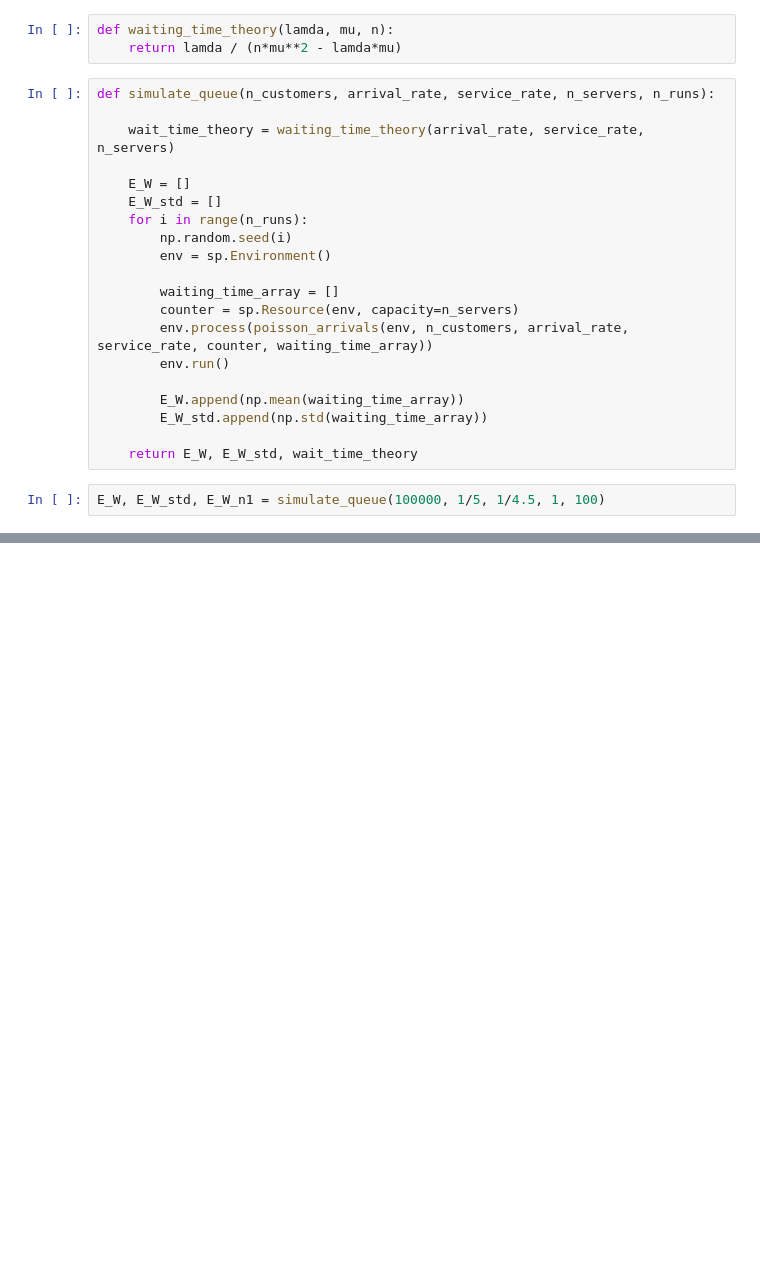
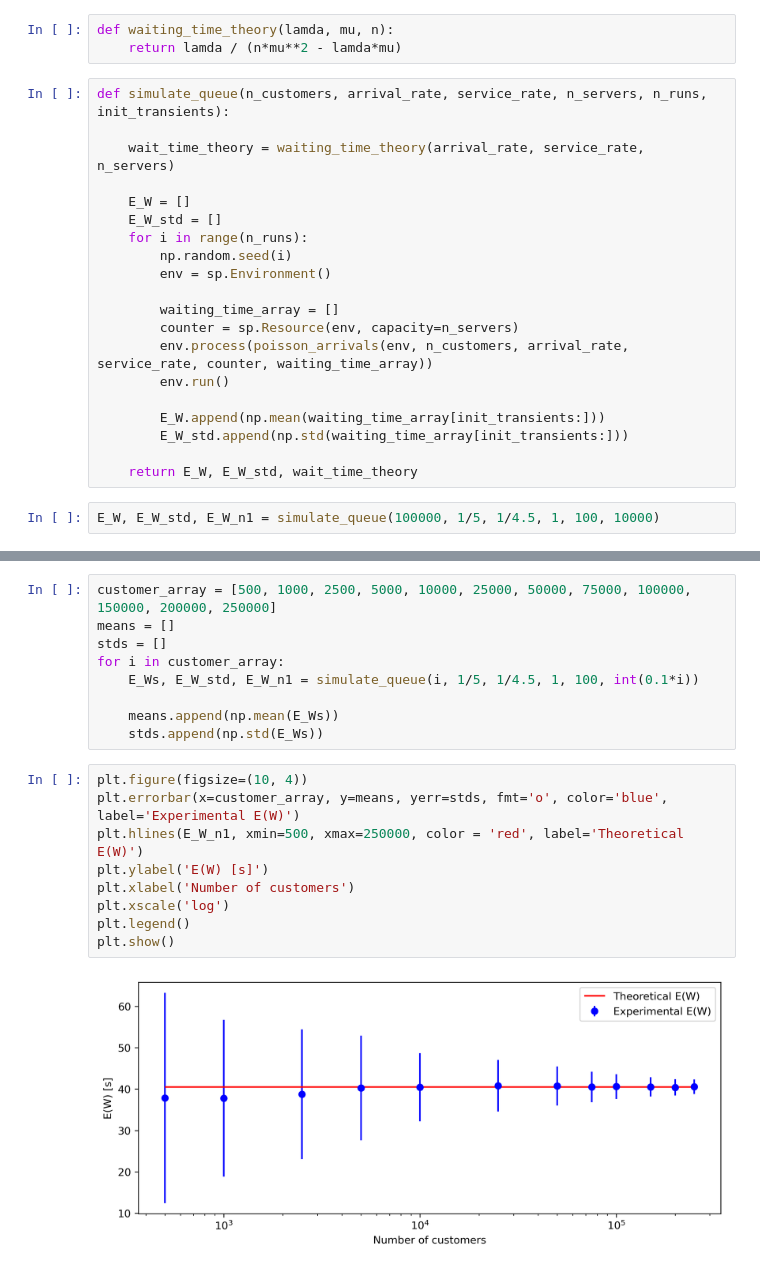
Before and after one commit to NaniHazbolatow/5284STSI6Y, a Jupyter notebook: Assignment 2/Assignment2.ipynb, the cells around one changed output, grey strips where cells are left out. Saved outputs shown, nothing was run; the diff lists cells and outputs as text; blank space fills up the shorter version.

Commit message:
Added plot for waiting time vs. queue size

```diff
--- a/Assignment 2/Assignment2.ipynb
+++ b/Assignment 2/Assignment2.ipynb
@@ -25,7 +25,7 @@ def queue_time(env, counter, service_rate, waiting_time_array):
 def waiting_time_theory(lamda, mu, n):
     return lamda / (n*mu**2 - lamda*mu)
 # %%
-def simulate_queue(n_customers, arrival_rate, service_rate, n_servers, n_runs):
+def simulate_queue(n_customers, arrival_rate, service_rate, n_servers, n_runs, init_transients):
 
     wait_time_theory = waiting_time_theory(arrival_rate, service_rate, n_servers)
 
@@ -40,9 +40,9 @@ def simulate_queue(n_customers, arrival_rate, service_rate, n_servers, n_runs):
         env.process(poisson_arrivals(env, n_customers, arrival_rate, service_rate, counter, waiting_time_array))
         env.run()
 
-        E_W.append(np.mean(waiting_time_array))
-        E_W_std.append(np.std(waiting_time_array))
+        E_W.append(np.mean(waiting_time_array[init_transients:]))
+        E_W_std.append(np.std(waiting_time_array[init_transients:]))
 
     return E_W, E_W_std, wait_time_theory
 # %%
-E_W, E_W_std, E_W_n1 = simulate_queue(100000, 1/5, 1/4.5, 1, 100)
+E_W, E_W_std, E_W_n1 = simulate_queue(100000, 1/5, 1/4.5, 1, 100, 10000)
@@ -58,0 +65,20 @@ plt.show()
+# %%
+customer_array = [500, 1000, 2500, 5000, 10000, 25000, 50000, 75000, 100000, 150000, 200000, 250000]
+means = []
+stds = []
+for i in customer_array:
+    E_Ws, E_W_std, E_W_n1 = simulate_queue(i, 1/5, 1/4.5, 1, 100, int(0.1*i))
+
+    means.append(np.mean(E_Ws))
+    stds.append(np.std(E_Ws))
+# %%
+plt.figure(figsize=(10, 4))
+plt.errorbar(x=customer_array, y=means, yerr=stds, fmt='o', color='blue', label='Experimental E(W)')
+plt.hlines(E_W_n1, xmin=500, xmax=250000, color = 'red', label='Theoretical E(W)')
+plt.ylabel('E(W) [s]')
+plt.xlabel('Number of customers')
+plt.xscale('log')
+plt.legend()
+plt.show()
+# %% [output]
+[figure, added]
```
Also changed, not shown: parts of 2 cells of this notebook.
